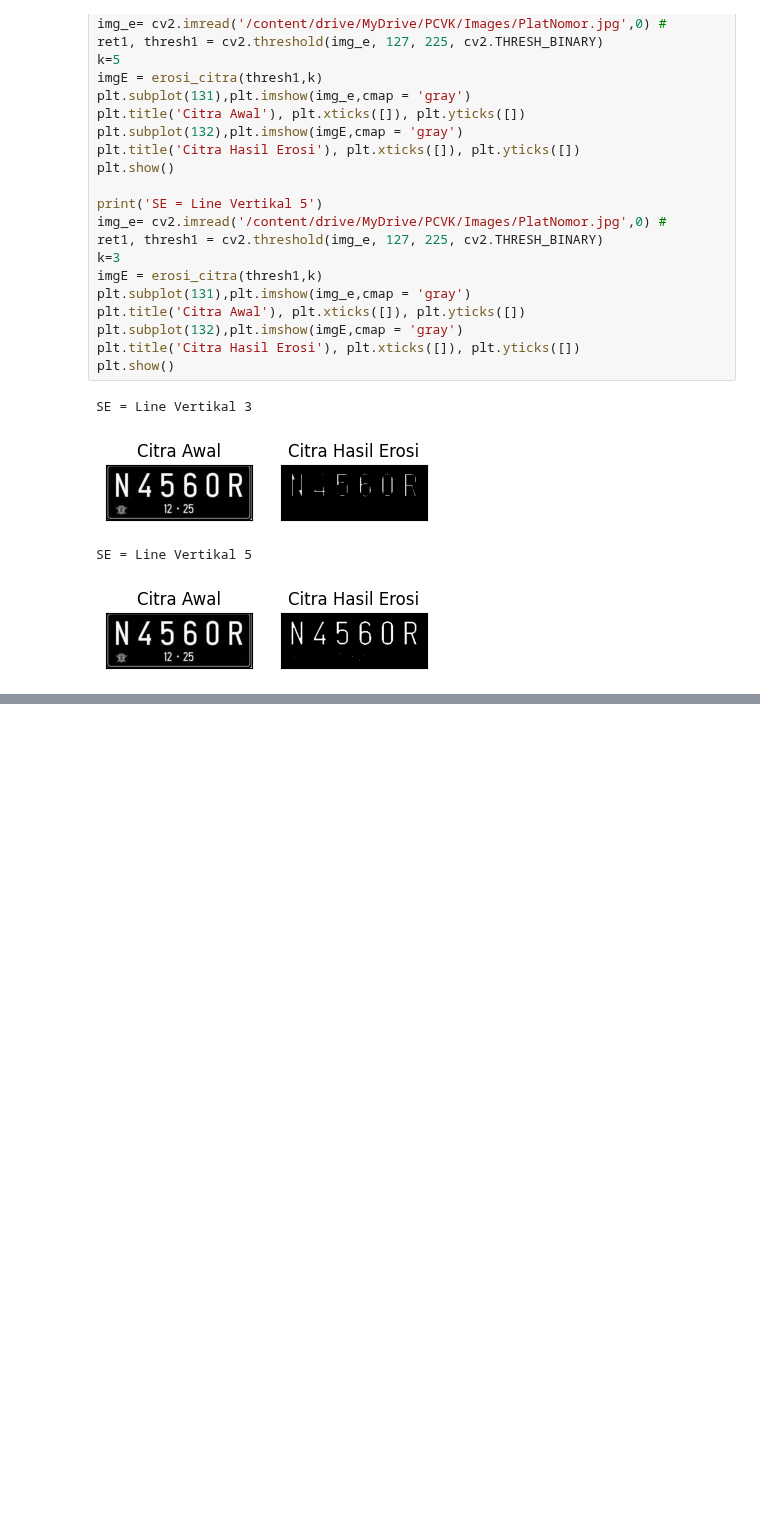
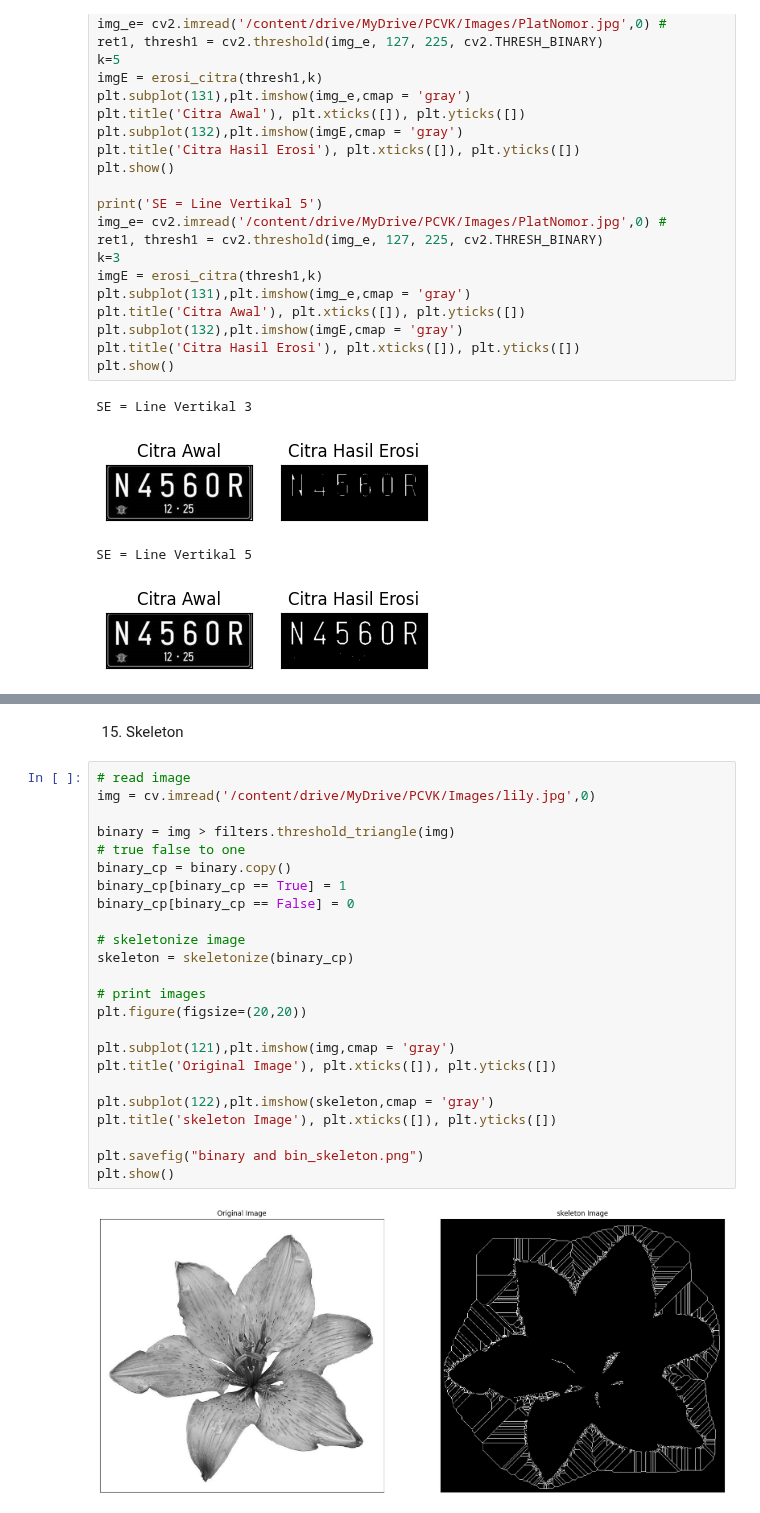
Before and after one commit to Amaliastf/PCVK_Ganjil_2023, a Jupyter notebook: week_09.ipynb, the cells around one changed output, grey strips where cells are left out. Drawn from its saved outputs; the diff is of its cells as text; blank space fills up the shorter version.

```diff
--- a/week_09.ipynb
+++ b/week_09.ipynb
@@ -427,0 +476,28 @@ SE = Line Vertikal 5
+# %% [markdown]
+15. Skeleton
+# %%
+# read image
+img = cv.imread('/content/drive/MyDrive/PCVK/Images/lily.jpg',0)
+
+binary = img > filters.threshold_triangle(img)
+# true false to one
+binary_cp = binary.copy()
+binary_cp[binary_cp == True] = 1
+binary_cp[binary_cp == False] = 0
+
+# skeletonize image
+skeleton = skeletonize(binary_cp)
+
+# print images
+plt.figure(figsize=(20,20))
+
+plt.subplot(121),plt.imshow(img,cmap = 'gray')
+plt.title('Original Image'), plt.xticks([]), plt.yticks([])
+
+plt.subplot(122),plt.imshow(skeleton,cmap = 'gray')
+plt.title('skeleton Image'), plt.xticks([]), plt.yticks([])
+
+plt.savefig("binary and bin_skeleton.png")
+plt.show()
+# %% [output]
+[figure, added]
```
Also changed, not shown: parts of 9 cells of this notebook.
